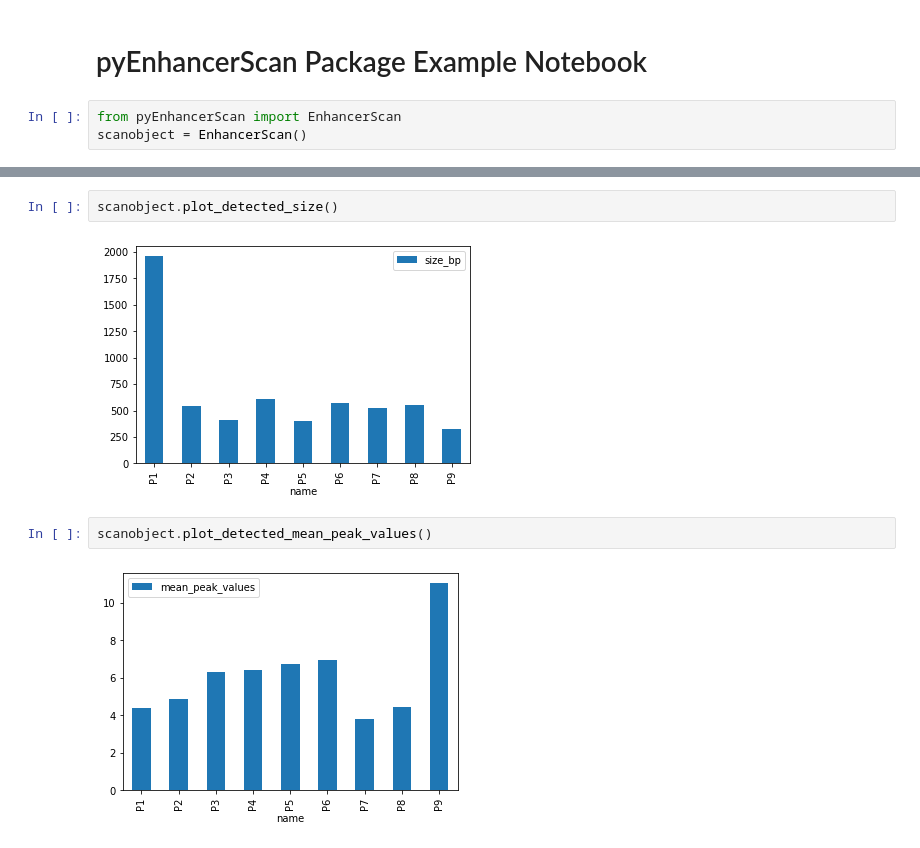
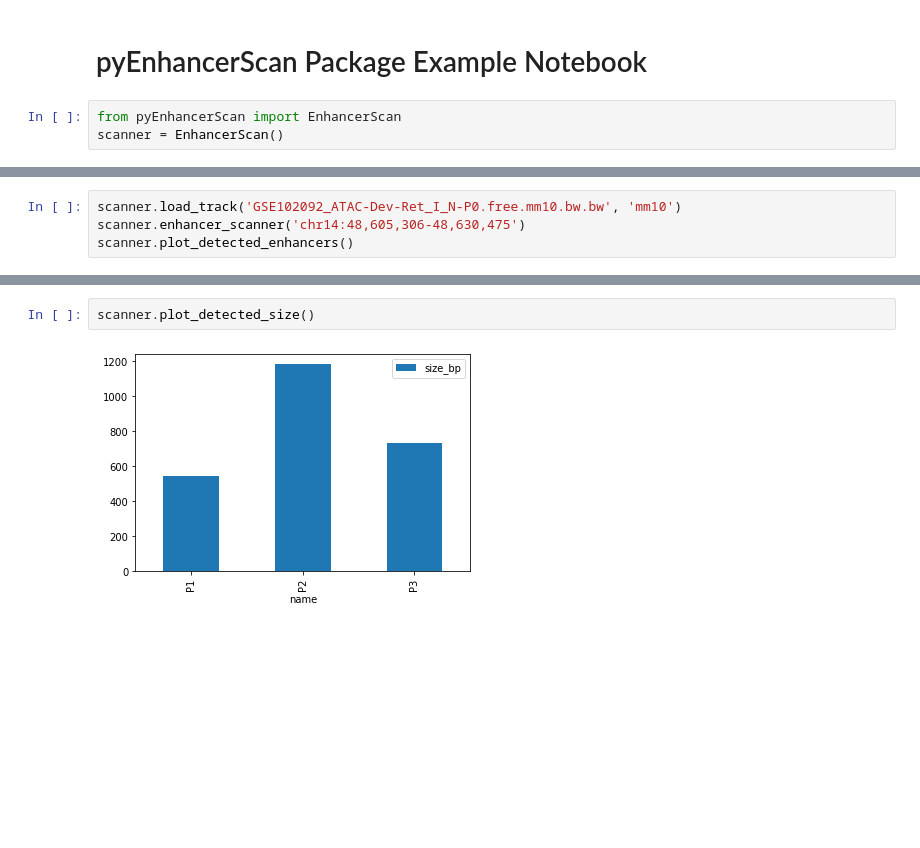
Before and after one commit to MLKaufman/py-enhancer-scanner, a Jupyter notebook: ExampleEnhancerScanNotebook.ipynb, the cells around one changed output, grey strips where cells are left out. Saved outputs shown, nothing was run; the diff lists cells and outputs as text; blank space fills up the shorter version.

```diff
--- a/ExampleEnhancerScanNotebook.ipynb
+++ b/ExampleEnhancerScanNotebook.ipynb
@@ -2,7 +2,7 @@
 # pyEnhancerScan Package Example Notebook
 # %%
 from pyEnhancerScan import EnhancerScan
-scanobject = EnhancerScan()
+scanner = EnhancerScan()
 # %% [output]
 pyEnhancerScanner version 0.4 beta
 
@@ -47,0 +39,4 @@ Final Passed Merge/Filters: 9
+# %%
+scanner.load_track('GSE102092_ATAC-Dev-Ret_I_N-P0.free.mm10.bw.bw', 'mm10')
+scanner.enhancer_scanner('chr14:48,605,306-48,630,475')
+scanner.plot_detected_enhancers()
@@ -48,8 +56,4 @@ Final Passed Merge/Filters: 9
 # %%
-scanobject.plot_detected_size()
+scanner.plot_detected_size()
 # %% [output]
-[figure, old version]
+[figure, new version]
-# %%
-scanobject.plot_detected_mean_peak_values()
-# %% [output]
-[figure, removed]
```
Also changed, not shown: parts of 9 cells of this notebook, 2 other files.
